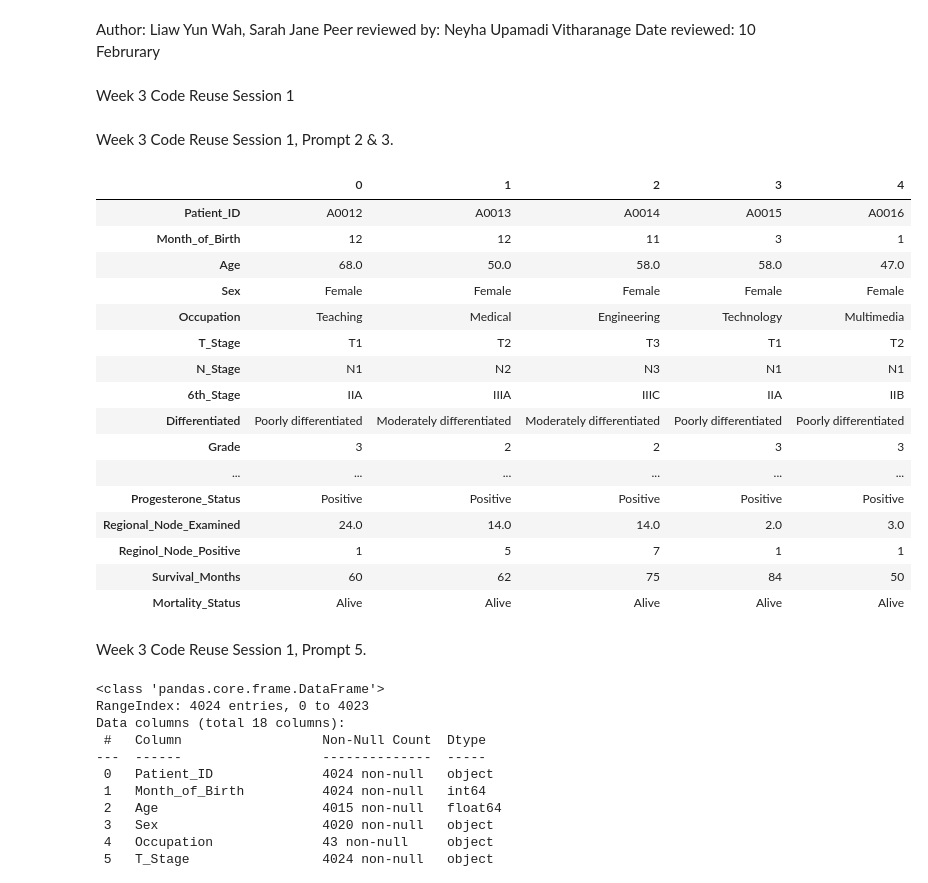
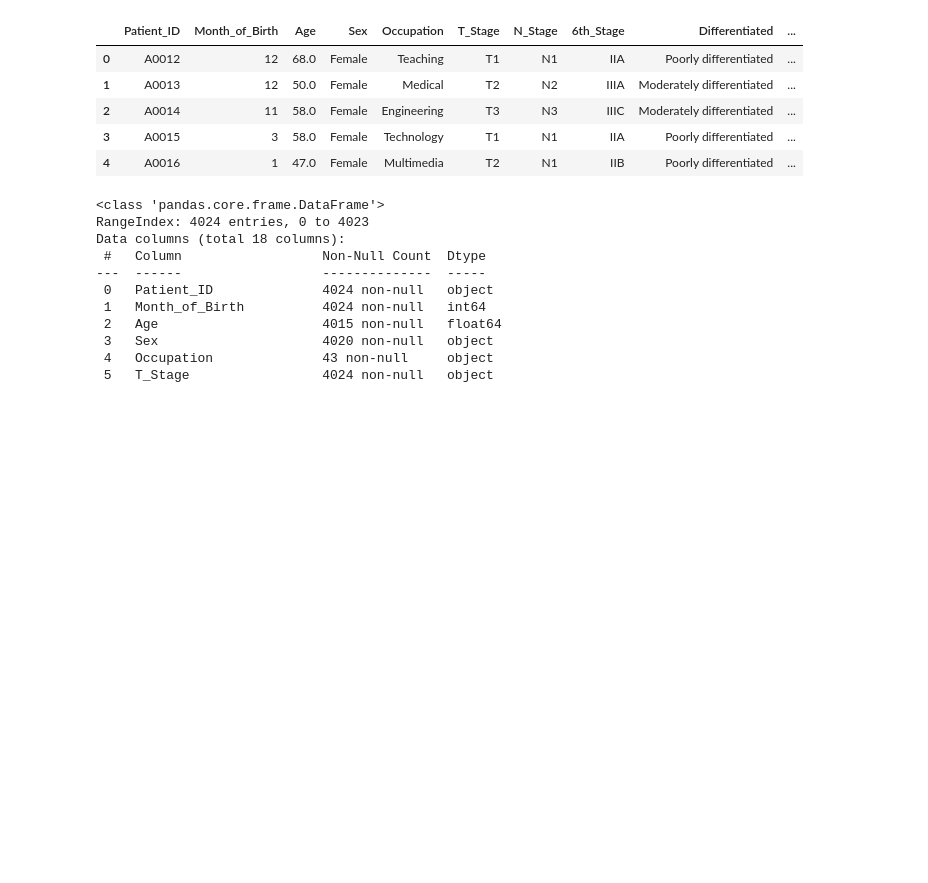
Before and after one commit to ywsjl/Cleaning-Dataset, a Jupyter notebook: Cleaning_DS.ipynb, the cells around one changed output. Cells and saved outputs as stored; diff of their text form; code cells hidden in the pictures; blank space fills up the shorter version.

```diff
--- a/Cleaning_DS.ipynb
+++ b/Cleaning_DS.ipynb
@@ -1,9 +1,3 @@
-# %% [markdown]
-Author: Liaw Yun Wah, Sarah Jane
-Peer reviewed by: Neyha Upamadi Vitharanage
-Date reviewed: 10 Februrary
-# %% [markdown]
-Week 3 Code Reuse Session 1
 # %%
 # importing pandas library for data maniplulation and analysis
 import pandas as pd
@@ -13,33 +7,18 @@ import plotly.express as px
 
 # encode ordinal column into labels by importing a preprocessing from sklearn
 from sklearn import preprocessing
-# %% [markdown]
-Week 3 Code Reuse Session 1, Prompt 2 & 3.
 # %%
 # loading the data into a dataframe
 data = pd.read_csv('/content/5DATA002W.2 Coursework Dataset(25012025v6.0).csv')
 # displaying the first 5 rows
-data.head().transpose()
+data.head()
 # %% [output]
-|  | 0 | 1 | 2 | 3 | 4 |
-| Patient_ID | A0012 | A0013 | A0014 | A0015 | A0016 |
-| Month_of_Birth | 12 | 12 | 11 | 3 | 1 |
-| Age | 68.0 | 50.0 | 58.0 | 58.0 | 47.0 |
-| Sex | Female | Female | Female | Female | Female |
-| Occupation | Teaching | Medical | Engineering | Technology | Multimedia |
-| T_Stage | T1 | T2 | T3 | T1 | T2 |
-| N_Stage | N1 | N2 | N3 | N1 | N1 |
-| 6th_Stage | IIA | IIIA | IIIC | IIA | IIB |
-| Differentiated | Poorly differentiated | Moderately differentiated | Moderately differentiated | Poorly differentiated | Poorly differentiated |
-| Grade | 3 | 2 | 2 | 3 | 3 |
-| ... | ... | ... | ... | ... | ... |
-| Progesterone_Status | Positive | Positive | Positive | Positive | Positive |
-| Regional_Node_Examined | 24.0 | 14.0 | 14.0 | 2.0 | 3.0 |
-| Reginol_Node_Positive | 1 | 5 | 7 | 1 | 1 |
-| Survival_Months | 60 | 62 | 75 | 84 | 50 |
-| Mortality_Status | Alive | Alive | Alive | Alive | Alive |
+|  | Patient_ID | Month_of_Birth | Age | Sex | Occupation | T_Stage | N_Stage | 6th_Stage | Differentiated | ... |
+| 0 | A0012 | 12 | 68.0 | Female | Teaching | T1 | N1 | IIA | Poorly differentiated | ... |
+| 1 | A0013 | 12 | 50.0 | Female | Medical | T2 | N2 | IIIA | Moderately differentiated | ... |
+| 2 | A0014 | 11 | 58.0 | Female | Engineering | T3 | N3 | IIIC | Moderately differentiated | ... |
+| 3 | A0015 | 3 | 58.0 | Female | Technology | T1 | N1 | IIA | Poorly differentiated | ... |
+| 4 | A0016 | 1 | 47.0 | Female | Multimedia | T2 | N1 | IIB | Poorly differentiated | ... |
-# %% [markdown]
-Week 3 Code Reuse Session 1, Prompt 5.
 # %%
 # explore the data types for all variables also known as variable scale type
 data.info()
```
Also changed, not shown: parts of 41 cells of this notebook.
